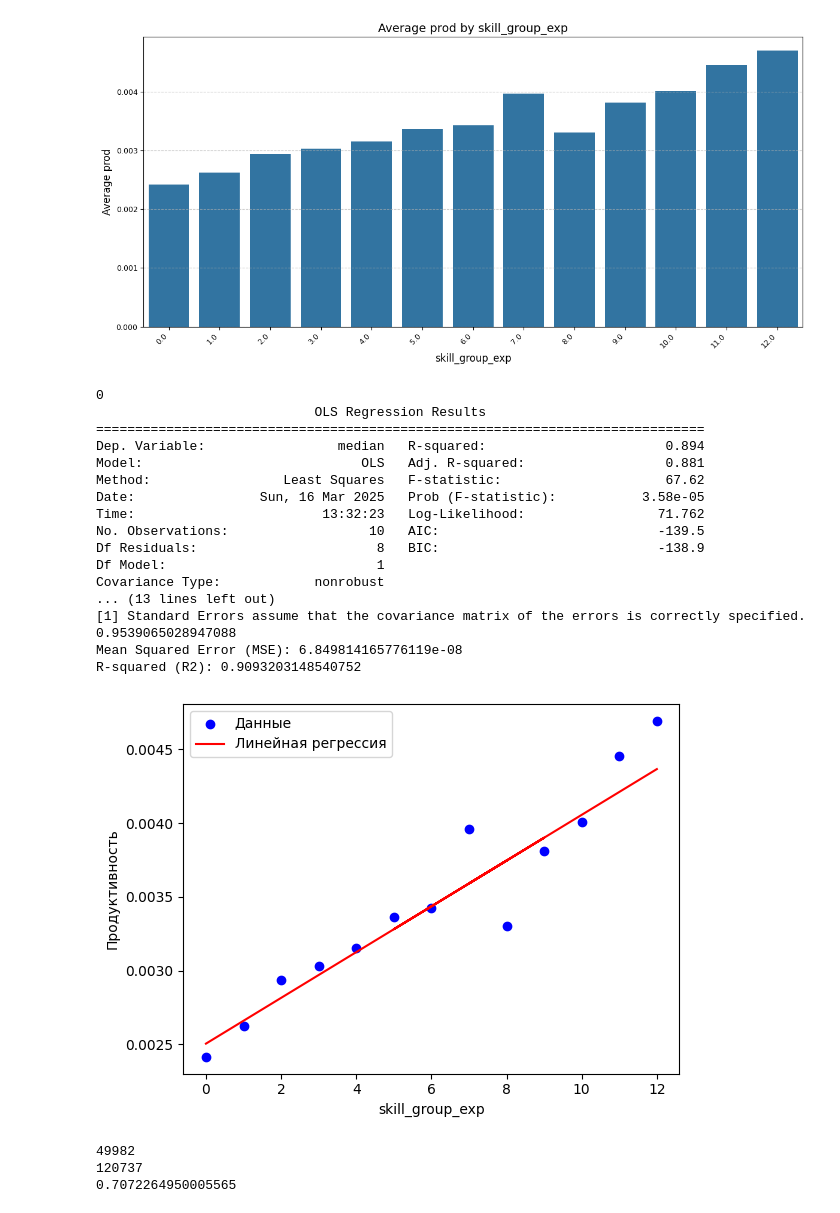
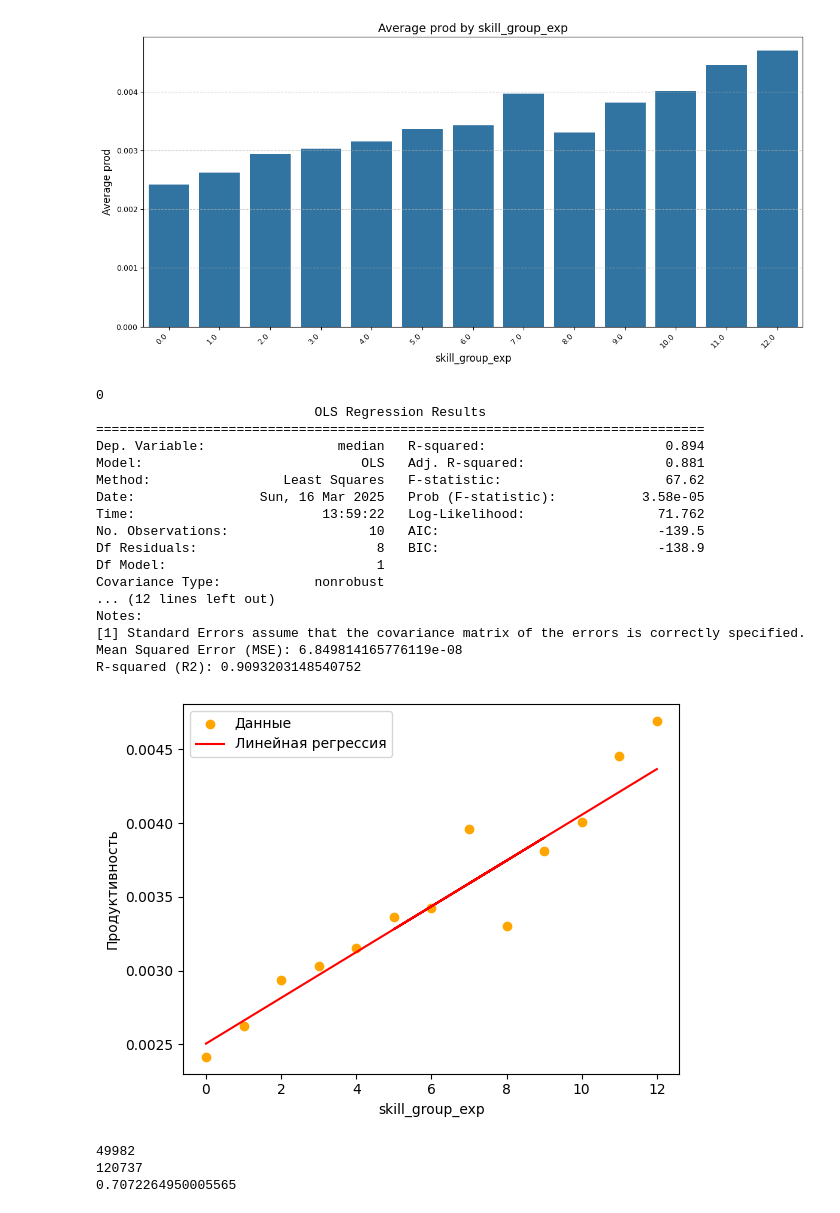
Before and after one commit to Worislooov/DANO_MSC_2025, a Jupyter notebook: Vova/filile.ipynb, the cells around one changed output. Cells and saved outputs as stored; diff of their text form; code cells hidden in the pictures.

```diff
--- a/Vova/filile.ipynb
+++ b/Vova/filile.ipynb
@@ -253,39 +253,39 @@ X_test_with_const = sm.add_constant(X_test)
 y_pred = model.predict(X_test_with_const)
 
 # Оценка модели
 mse = mean_squared_error(y_test, y_pred)
 r2 = r2_score(y_test, y_pred)
 correlation = grouped_data['skill_group_exp'].corr(grouped_data['median'])
-print(correlation)
+# print(f"correlation: {correlation}")
 print(f"Mean Squared Error (MSE): {mse}")
 print(f"R-squared (R2): {r2}")
 
 # Визуализация
-plt.scatter(X, y, color='blue', label='Данные')
+plt.scatter(X, y, color='orange', label='Данные')
 plt.plot(X, model.predict(sm.add_constant(X)), color='red', label='Линейная регрессия')
 plt.xlabel('skill_group_exp')
 plt.ylabel('Продуктивность')
 plt.legend()
 plt.show()
 # %% [output]
 0
                             OLS Regression Results
 ==============================================================================
 Dep. Variable:                 median   R-squared:                       0.894
 Model:                            OLS   Adj. R-squared:                  0.881
 Method:                 Least Squares   F-statistic:                     67.62
 Date:                Sun, 16 Mar 2025   Prob (F-statistic):           3.58e-05
-Time:                        13:32:23   Log-Likelihood:                 71.762
+Time:                        13:59:22   Log-Likelihood:                 71.762
 No. Observations:                  10   AIC:                            -139.5
 Df Residuals:                       8   BIC:                            -138.9
 Df Model:                           1
 Covariance Type:            nonrobust
-... (13 lines left out)
+... (12 lines left out)
+Notes:
 [1] Standard Errors assume that the covariance matrix of the errors is correctly specified.
-0.9539065028947088
 Mean Squared Error (MSE): 6.849814165776119e-08
 R-squared (R2): 0.9093203148540752
-[figure, old version]
+[figure, new version]
 # %%
 # Создание графика
 count1 = df[df['exp_staff'] > df['skill_group_exp']].shape[0]
```
